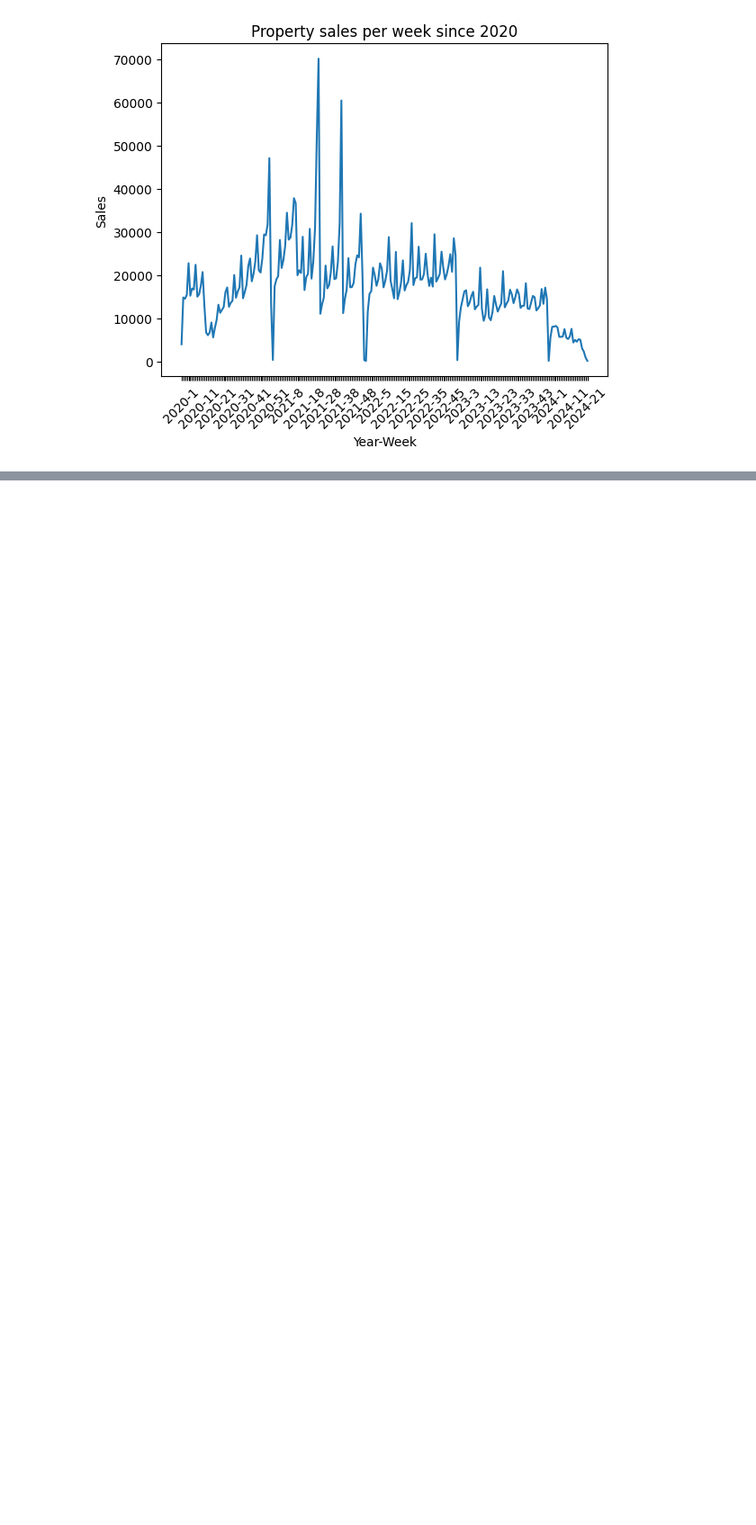
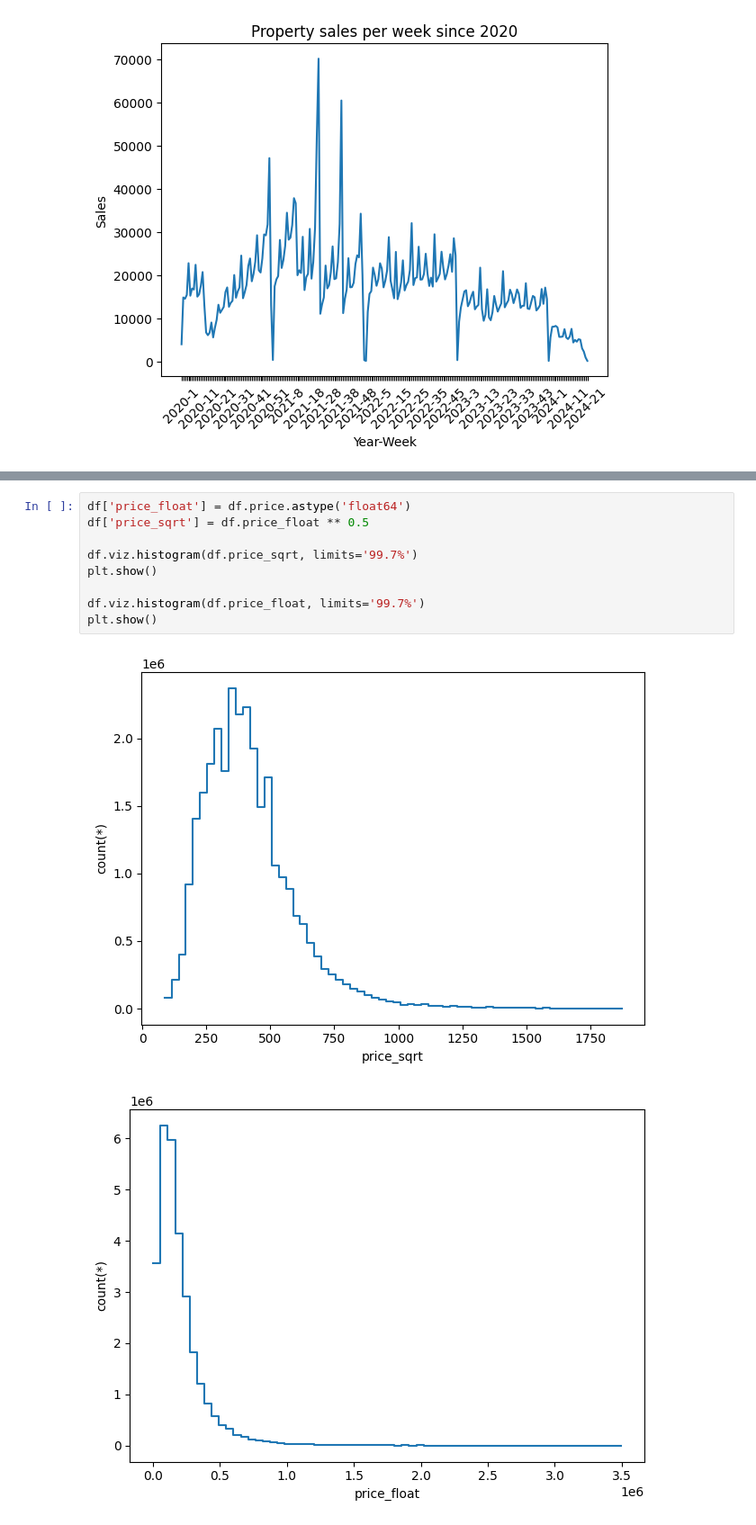
Before and after one commit to makeyourownmaker/misc, a Jupyter notebook: Chimnie.ipynb, the cells around one changed output, grey strips where cells are left out. Shown at 90% size. Cells and saved outputs as stored; diff of their text form; blank space fills up the shorter version.

```diff
--- a/Chimnie.ipynb
+++ b/Chimnie.ipynb
@@ -504,0 +414,12 @@ AttributeError: 'DataFrame' object has no attribute 'datetime'
+# %%
+df['price_float'] = df.price.astype('float64')
+df['price_sqrt'] = df.price_float ** 0.5
+
+df.viz.histogram(df.price_sqrt, limits='99.7%')
+plt.show()
+
+df.viz.histogram(df.price_float, limits='99.7%')
+plt.show()
+# %% [output]
+[figure, added]
+[figure, added]
```
Also changed, not shown: parts of 29 cells of this notebook.
